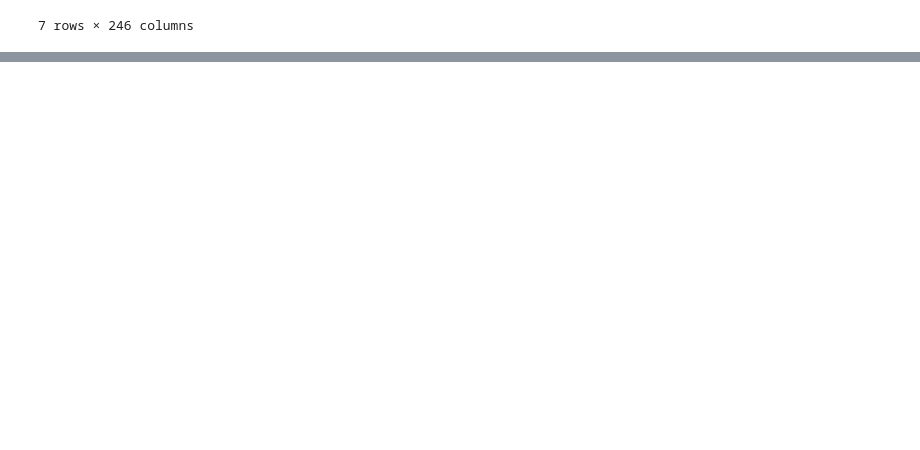
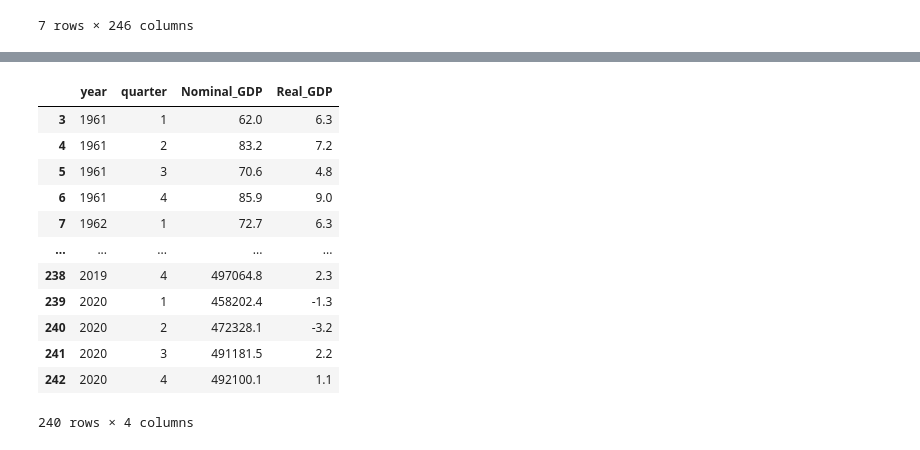
Before and after one commit to blackbutterfly0852/property_python, a Jupyter notebook: 230109 내집마련파이썬_1_3_파이썬라이브러리.ipynb, the cells around one changed output, grey strips where cells are left out. Cells and saved outputs as stored; diff of their text form; code cells hidden in the pictures; blank space fills up the shorter version.

```diff
--- a/230109 내집마련파이썬_1_3_파이썬라이브러리.ipynb
+++ b/230109 내집마련파이썬_1_3_파이썬라이브러리.ipynb
@@ -67,0 +117,18 @@ df
+# %%
+# Nominal_GDP ',' 값 처리
+gdp['Nominal_GDP'] = gdp['Nominal_GDP'].apply(lambda x: x.replace(',',''))
+gdp
+# %% [output]
+|  | year | quarter | Nominal_GDP | Real_GDP |
+| 3 | 1961 | 1 | 62.0 | 6.3 |
+| 4 | 1961 | 2 | 83.2 | 7.2 |
+| 5 | 1961 | 3 | 70.6 | 4.8 |
+| 6 | 1961 | 4 | 85.9 | 9.0 |
+| 7 | 1962 | 1 | 72.7 | 6.3 |
+| ... | ... | ... | ... | ... |
+| 238 | 2019 | 4 | 497064.8 | 2.3 |
+| 239 | 2020 | 1 | 458202.4 | -1.3 |
+| 240 | 2020 | 2 | 472328.1 | -3.2 |
+| 241 | 2020 | 3 | 491181.5 | 2.2 |
+| 242 | 2020 | 4 | 492100.1 | 1.1 |
+240 rows × 4 columns
```
Also changed, not shown: parts of 14 cells of this notebook.
